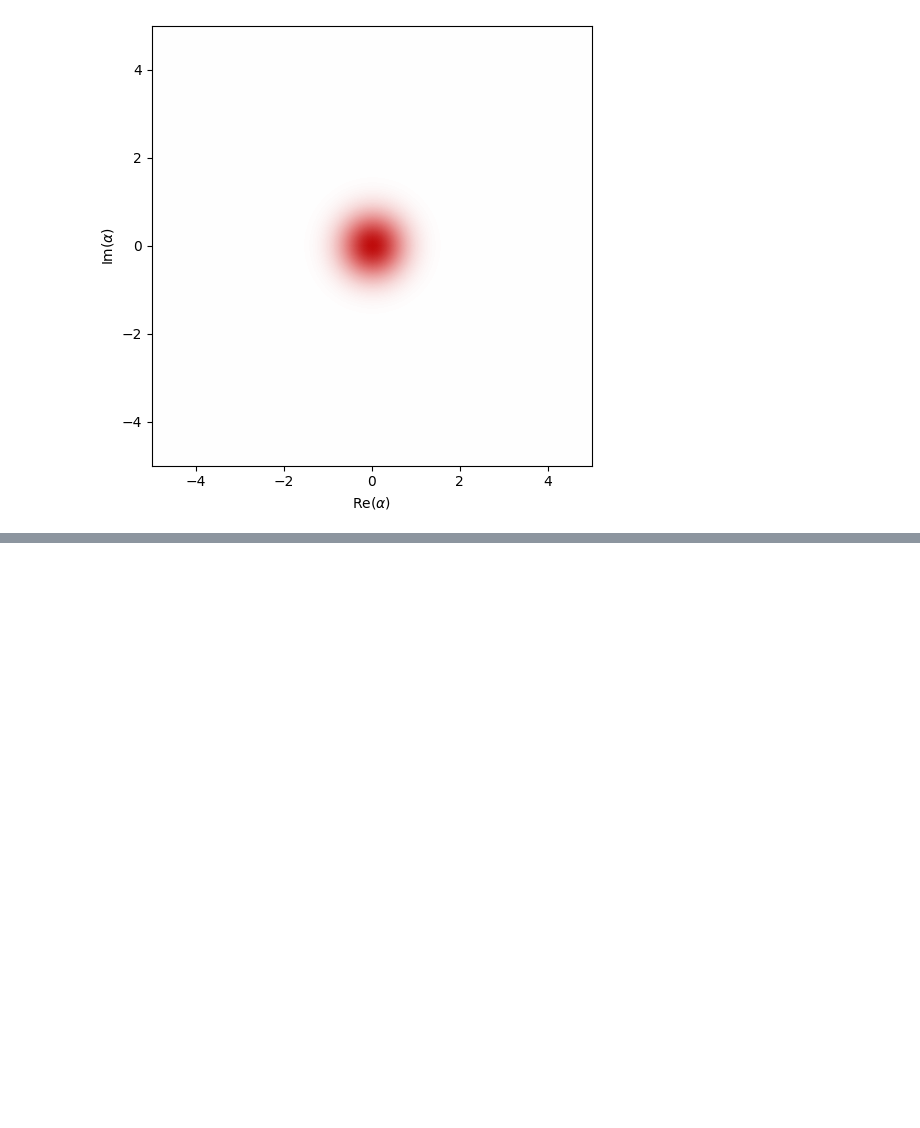
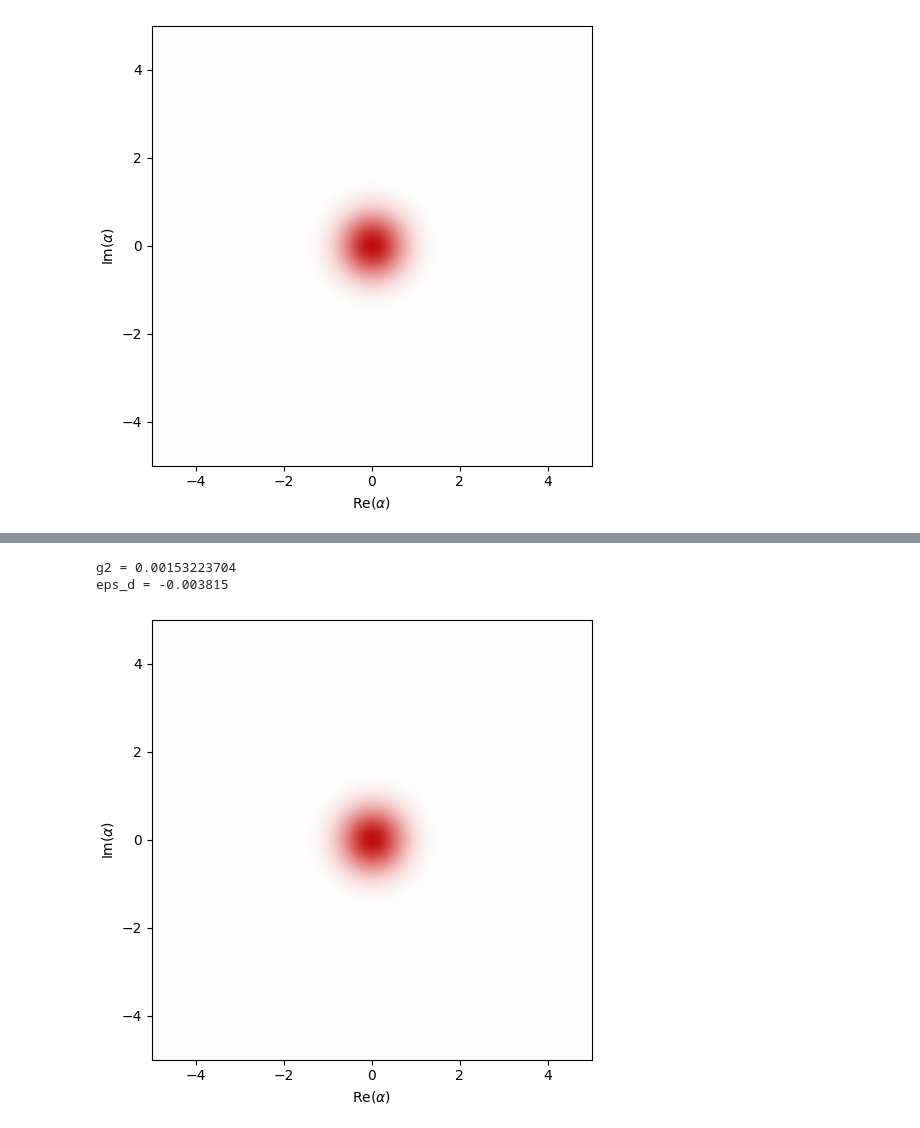
Before and after one commit to dolphingarlic/2025-Alice-and-Bob, a Jupyter notebook: part2_scratchpad.ipynb, the cells around one changed output, grey strips where cells are left out. Drawn from its saved outputs; the diff is of its cells as text; code cells hidden in the pictures; blank space fills up the shorter version.

```diff
--- a/part2_scratchpad.ipynb
+++ b/part2_scratchpad.ipynb
@@ -53,0 +182,38 @@ dq.plot.wigner_gif(rho_a)
+# %%
+na, nb = 20, 5
+omega_a = 5.26
+omega_b = 7.70
+phi_a = 0.06
+phi_b = 0.29
+Ej = 12.03
+delta_Ej = 0.47
+omega_d = 7.623
+omega_p = 2.891
+eps_d = -3.815e-3
+eps_p = 0.122
+kappa_a = 9.3e-6
+kappa_b = 2.6e-3
+a, b = dq.destroy(na, nb)
+
+
+
+g2 = Ej * eps_p * phi_a**2 * phi_b
+print("g2 =", g2)
+print("eps_d =", eps_d)
+H_2ph = jnp.conj(g2) * a @ a @ b.dag() + g2 * a.dag() @ a.dag() @ b
+H_d = jnp.conj(eps_d) * b + eps_d * b.dag()
+H = H_2ph + H_d
+
+psi0 = dq.fock((na, nb), (0, 0))
+
+
+loss_ops = [jnp.sqrt(kappa_a) * a, jnp.sqrt(kappa_b) * b]
+T = 4e3
+t_save = jnp.linspace(0, T, 100)
+res = dq.mesolve(H, loss_ops, psi0, t_save)
+rho_a = dq.ptrace(res.states, 0)
+dq.plot.wigner_gif(rho_a)
+# %% [output]
+g2 = 0.00153223704
+eps_d = -0.003815
+[figure, added]
```
Also changed, not shown: parts of 10 cells of this notebook.
